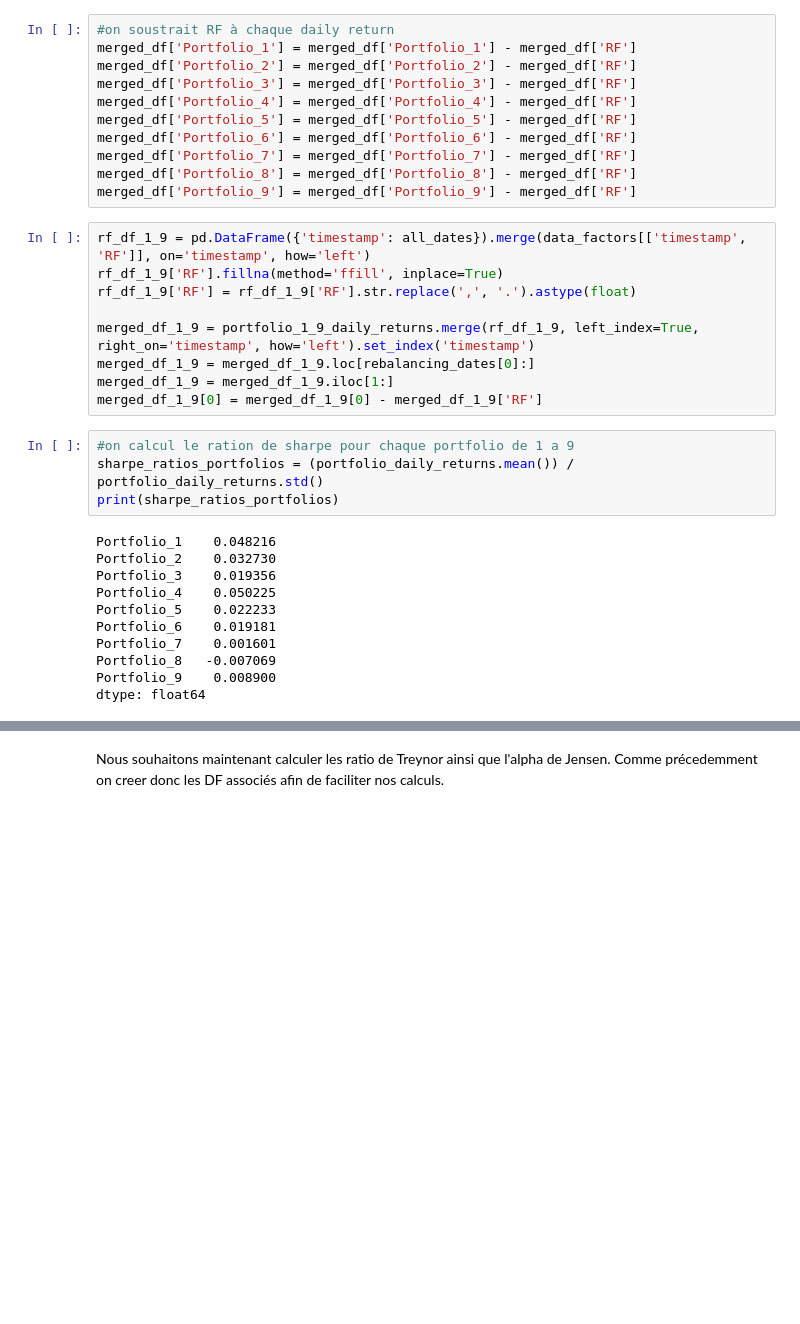
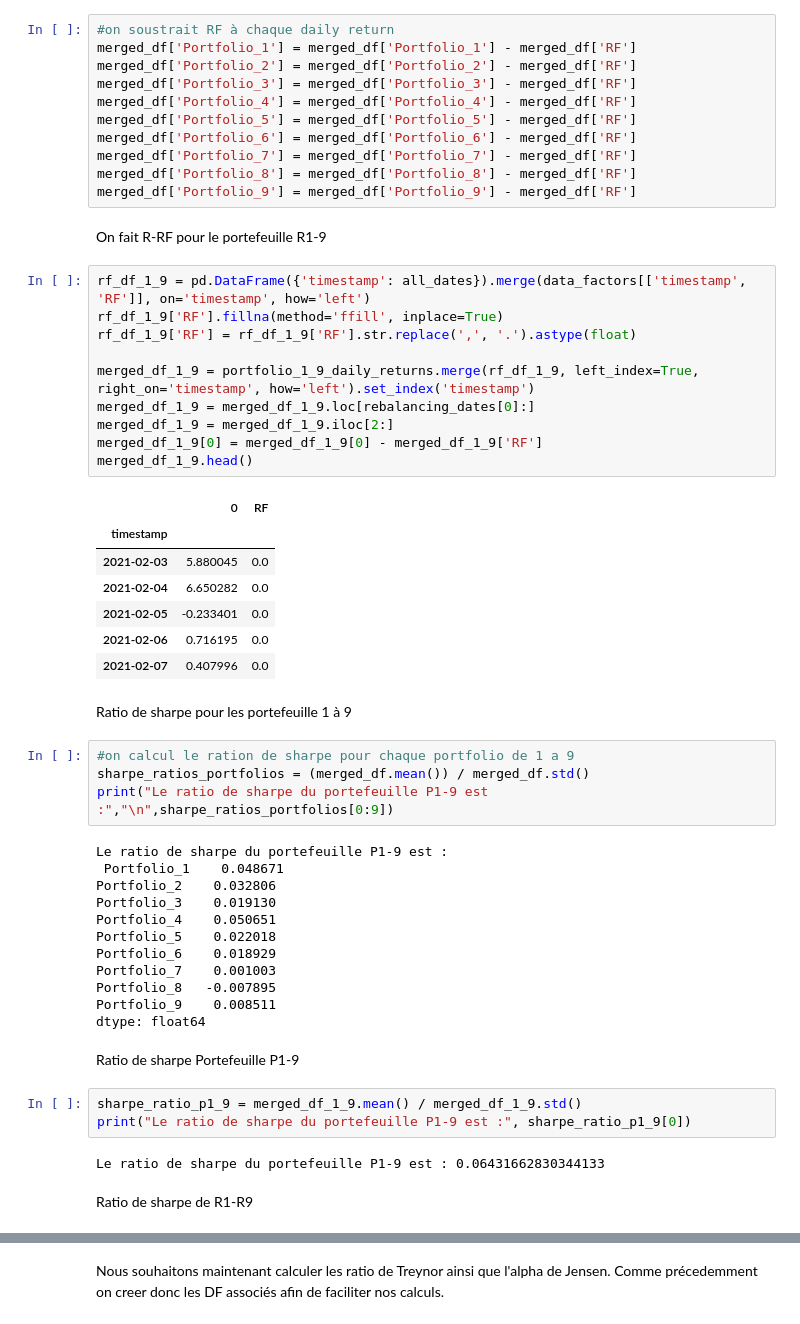
Before and after one commit to meretaensimag/momentum_strategie, a Jupyter notebook: notebook_momentum.ipynb, the cells around one changed output, grey strips where cells are left out. Saved outputs shown, nothing was run; the diff lists cells and outputs as text; blank space fills up the shorter version.

Commit message:
ajout sharpe

```diff
--- a/notebook_momentum.ipynb
+++ b/notebook_momentum.ipynb
@@ -307,27 +308,50 @@ merged_df['Portfolio_6'] = merged_df['Portfolio_6'] - merged_df['RF']
 merged_df['Portfolio_7'] = merged_df['Portfolio_7'] - merged_df['RF']
 merged_df['Portfolio_8'] = merged_df['Portfolio_8'] - merged_df['RF']
 merged_df['Portfolio_9'] = merged_df['Portfolio_9'] - merged_df['RF']
+# %% [markdown]
+On fait R-RF pour le portefeuille R1-9
 # %%
 rf_df_1_9 = pd.DataFrame({'timestamp': all_dates}).merge(data_factors[['timestamp', 'RF']], on='timestamp', how='left')
 rf_df_1_9['RF'].fillna(method='ffill', inplace=True)
 rf_df_1_9['RF'] = rf_df_1_9['RF'].str.replace(',', '.').astype(float)
 
 merged_df_1_9 = portfolio_1_9_daily_returns.merge(rf_df_1_9, left_index=True, right_on='timestamp', how='left').set_index('timestamp')
 merged_df_1_9 = merged_df_1_9.loc[rebalancing_dates[0]:]
-merged_df_1_9 = merged_df_1_9.iloc[1:]
+merged_df_1_9 = merged_df_1_9.iloc[2:]
 merged_df_1_9[0] = merged_df_1_9[0] - merged_df_1_9['RF']
+merged_df_1_9.head()
+# %% [output]
+|  | 0 | RF |
+| timestamp |  |  |
+| 2021-02-03 | 5.880045 | 0.0 |
+| 2021-02-04 | 6.650282 | 0.0 |
+| 2021-02-05 | -0.233401 | 0.0 |
+| 2021-02-06 | 0.716195 | 0.0 |
+| 2021-02-07 | 0.407996 | 0.0 |
+# %% [markdown]
+Ratio de sharpe pour les portefeuille 1 à 9
 # %%
 #on calcul le ration de sharpe pour chaque portfolio de 1 a 9
-sharpe_ratios_portfolios = (portfolio_daily_returns.mean()) / portfolio_daily_returns.std()
-print(sharpe_ratios_portfolios)
+sharpe_ratios_portfolios = (merged_df.mean()) / merged_df.std()
+print("Le ratio de sharpe du portefeuille P1-9 est :","\n",sharpe_ratios_portfolios[0:9])
 # %% [output]
-Portfolio_1    0.048216
-Portfolio_2    0.032730
-Portfolio_3    0.019356
-Portfolio_4    0.050225
-Portfolio_5    0.022233
-Portfolio_6    0.019181
-Portfolio_7    0.001601
-Portfolio_8   -0.007069
-Portfolio_9    0.008900
+Le ratio de sharpe du portefeuille P1-9 est :
+ Portfolio_1    0.048671
+Portfolio_2    0.032806
+Portfolio_3    0.019130
+Portfolio_4    0.050651
+Portfolio_5    0.022018
+Portfolio_6    0.018929
+Portfolio_7    0.001003
+Portfolio_8   -0.007895
+Portfolio_9    0.008511
 dtype: float64
+# %% [markdown]
+Ratio de sharpe Portefeuille P1-9
+# %%
+sharpe_ratio_p1_9 = merged_df_1_9.mean() / merged_df_1_9.std()
+print("Le ratio de sharpe du portefeuille P1-9 est :", sharpe_ratio_p1_9[0])
+# %% [output]
+Le ratio de sharpe du portefeuille P1-9 est : 0.06431662830344133
+# %% [markdown]
+Ratio de sharpe de R1-R9
```
Also changed, not shown: parts of 2 cells of this notebook.
